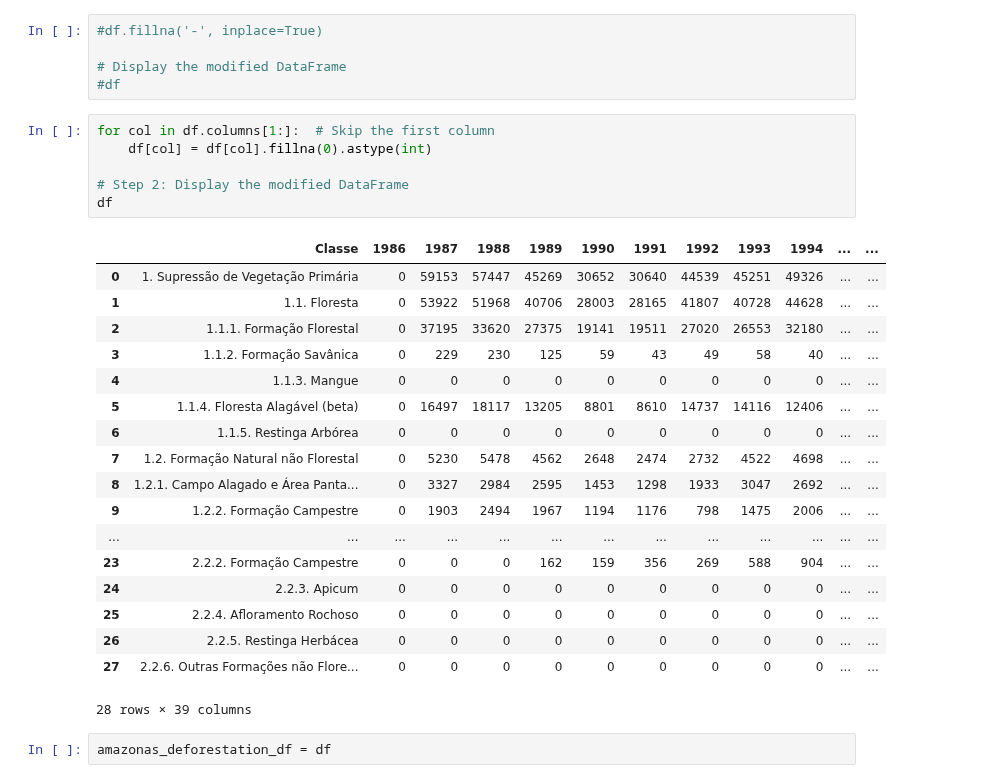
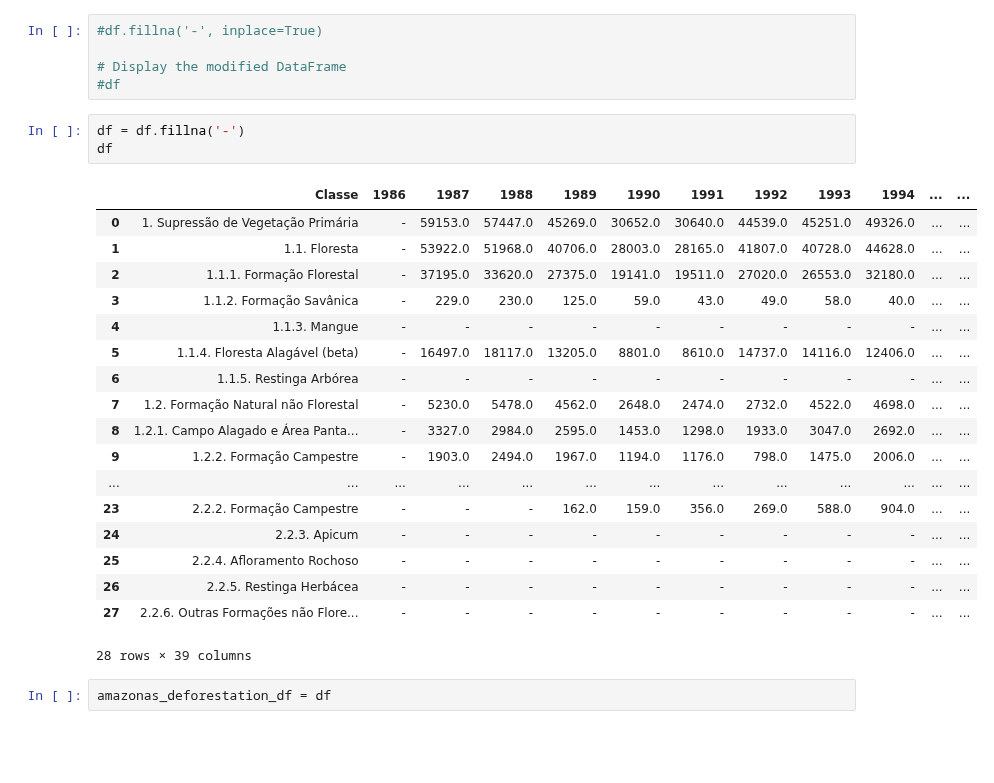
Before and after one commit to RaphaLevy/Study_on_Malaria_dynamics, a Jupyter notebook: mapbiomas_data/MapBiomas_Amazonas_Treatment.ipynb, the cells around one changed output. Cells and saved outputs as stored; diff of their text form; blank space fills up the shorter version.

Commit message:
Correction on dataframe formatting

```diff
--- a/mapbiomas_data/MapBiomas_Amazonas_Treatment.ipynb
+++ b/mapbiomas_data/MapBiomas_Amazonas_Treatment.ipynb
@@ -120,31 +120,28 @@ df
 
 # Display the modified DataFrame
 #df
-# %%
-for col in df.columns[1:]:  # Skip the first column
-    df[col] = df[col].fillna(0).astype(int)
-
-# Step 2: Display the modified DataFrame
-df
-# %% [output]
-|  | Classe | 1986 | 1987 | 1988 | 1989 | 1990 | 1991 | 1992 | 1993 | 1994 | ... | ... |
-| 0 | 1. Supressão de Vegetação Primária | 0 | 59153 | 57447 | 45269 | 30652 | 30640 | 44539 | 45251 | 49326 | ... | ... |
-| 1 | 1.1. Floresta | 0 | 53922 | 51968 | 40706 | 28003 | 28165 | 41807 | 40728 | 44628 | ... | ... |
-| 2 | 1.1.1. Formação Florestal | 0 | 37195 | 33620 | 27375 | 19141 | 19511 | 27020 | 26553 | 32180 | ... | ... |
-| 3 | 1.1.2. Formação Savânica | 0 | 229 | 230 | 125 | 59 | 43 | 49 | 58 | 40 | ... | ... |
-| 4 | 1.1.3. Mangue | 0 | 0 | 0 | 0 | 0 | 0 | 0 | 0 | 0 | ... | ... |
-| 5 | 1.1.4. Floresta Alagável (beta) | 0 | 16497 | 18117 | 13205 | 8801 | 8610 | 14737 | 14116 | 12406 | ... | ... |
-| 6 | 1.1.5. Restinga Arbórea | 0 | 0 | 0 | 0 | 0 | 0 | 0 | 0 | 0 | ... | ... |
-| 7 | 1.2. Formação Natural não Florestal | 0 | 5230 | 5478 | 4562 | 2648 | 2474 | 2732 | 4522 | 4698 | ... | ... |
-| 8 | 1.2.1. Campo Alagado e Área Panta... | 0 | 3327 | 2984 | 2595 | 1453 | 1298 | 1933 | 3047 | 2692 | ... | ... |
-| 9 | 1.2.2. Formação Campestre | 0 | 1903 | 2494 | 1967 | 1194 | 1176 | 798 | 1475 | 2006 | ... | ... |
-| ... | ... | ... | ... | ... | ... | ... | ... | ... | ... | ... | ... | ... |
-| 23 | 2.2.2. Formação Campestre | 0 | 0 | 0 | 162 | 159 | 356 | 269 | 588 | 904 | ... | ... |
-| 24 | 2.2.3. Apicum | 0 | 0 | 0 | 0 | 0 | 0 | 0 | 0 | 0 | ... | ... |
-| 25 | 2.2.4. Afloramento Rochoso | 0 | 0 | 0 | 0 | 0 | 0 | 0 | 0 | 0 | ... | ... |
-| 26 | 2.2.5. Restinga Herbácea | 0 | 0 | 0 | 0 | 0 | 0 | 0 | 0 | 0 | ... | ... |
-| 27 | 2.2.6. Outras Formações não Flore... | 0 | 0 | 0 | 0 | 0 | 0 | 0 | 0 | 0 | ... | ... |
-28 rows × 39 columns
+# %%
+df = df.fillna('-')
+df
+# %% [output]
+|  | Classe | 1986 | 1987 | 1988 | 1989 | 1990 | 1991 | 1992 | 1993 | 1994 | ... | ... |
+| 0 | 1. Supressão de Vegetação Primária | - | 59153.0 | 57447.0 | 45269.0 | 30652.0 | 30640.0 | 44539.0 | 45251.0 | 49326.0 | ... | ... |
+| 1 | 1.1. Floresta | - | 53922.0 | 51968.0 | 40706.0 | 28003.0 | 28165.0 | 41807.0 | 40728.0 | 44628.0 | ... | ... |
+| 2 | 1.1.1. Formação Florestal | - | 37195.0 | 33620.0 | 27375.0 | 19141.0 | 19511.0 | 27020.0 | 26553.0 | 32180.0 | ... | ... |
+| 3 | 1.1.2. Formação Savânica | - | 229.0 | 230.0 | 125.0 | 59.0 | 43.0 | 49.0 | 58.0 | 40.0 | ... | ... |
+| 4 | 1.1.3. Mangue | - | - | - | - | - | - | - | - | - | ... | ... |
+| 5 | 1.1.4. Floresta Alagável (beta) | - | 16497.0 | 18117.0 | 13205.0 | 8801.0 | 8610.0 | 14737.0 | 14116.0 | 12406.0 | ... | ... |
+| 6 | 1.1.5. Restinga Arbórea | - | - | - | - | - | - | - | - | - | ... | ... |
+| 7 | 1.2. Formação Natural não Florestal | - | 5230.0 | 5478.0 | 4562.0 | 2648.0 | 2474.0 | 2732.0 | 4522.0 | 4698.0 | ... | ... |
+| 8 | 1.2.1. Campo Alagado e Área Panta... | - | 3327.0 | 2984.0 | 2595.0 | 1453.0 | 1298.0 | 1933.0 | 3047.0 | 2692.0 | ... | ... |
+| 9 | 1.2.2. Formação Campestre | - | 1903.0 | 2494.0 | 1967.0 | 1194.0 | 1176.0 | 798.0 | 1475.0 | 2006.0 | ... | ... |
+| ... | ... | ... | ... | ... | ... | ... | ... | ... | ... | ... | ... | ... |
+| 23 | 2.2.2. Formação Campestre | - | - | - | 162.0 | 159.0 | 356.0 | 269.0 | 588.0 | 904.0 | ... | ... |
+| 24 | 2.2.3. Apicum | - | - | - | - | - | - | - | - | - | ... | ... |
+| 25 | 2.2.4. Afloramento Rochoso | - | - | - | - | - | - | - | - | - | ... | ... |
+| 26 | 2.2.5. Restinga Herbácea | - | - | - | - | - | - | - | - | - | ... | ... |
+| 27 | 2.2.6. Outras Formações não Flore... | - | - | - | - | - | - | - | - | - | ... | ... |
+28 rows × 39 columns
 # %%
 amazonas_deforestation_df = df
 # %%
```
Also changed, not shown: parts of 1 cell of this notebook.
